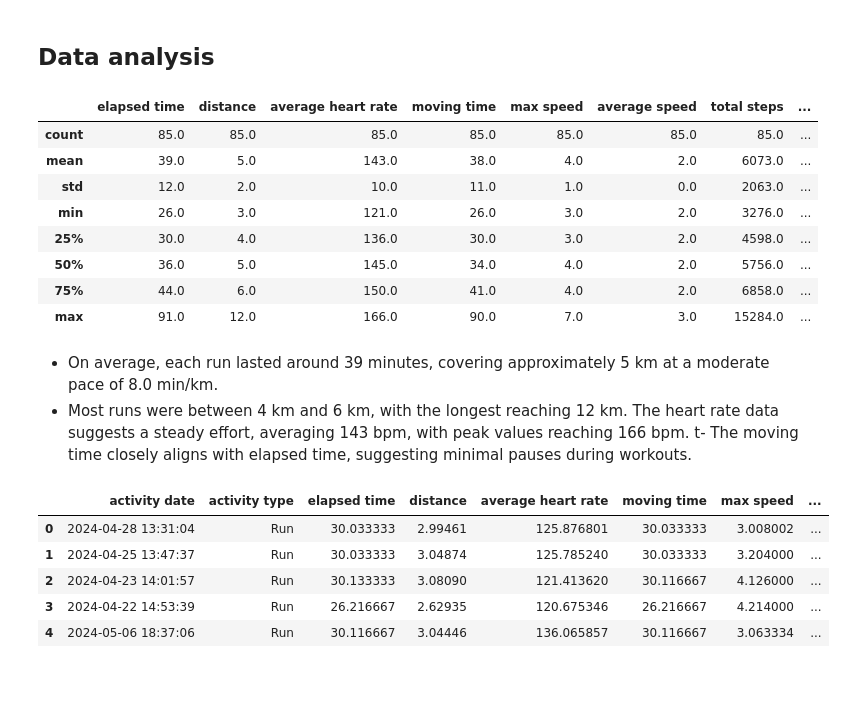
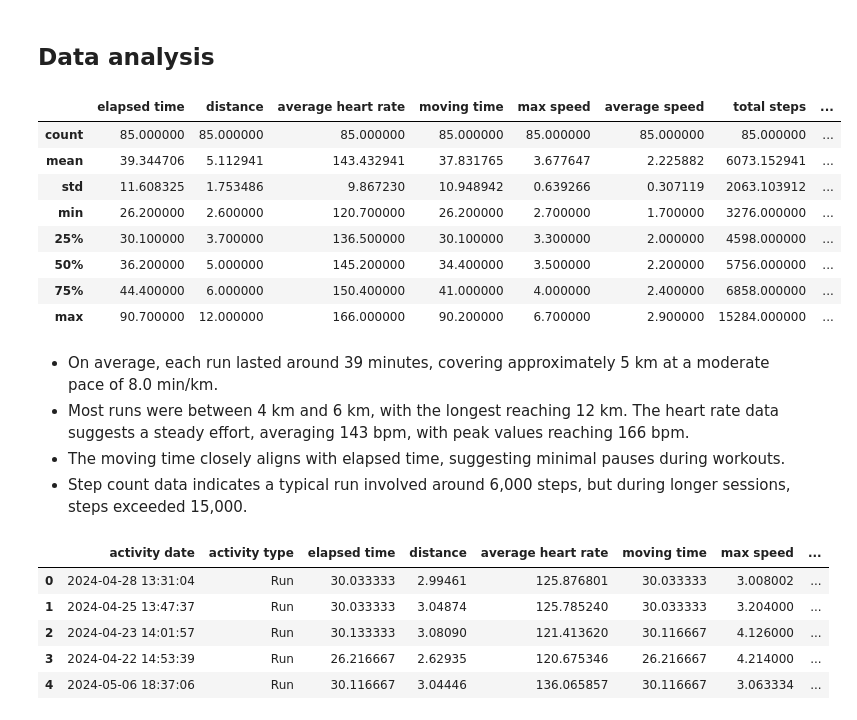
Before and after one commit to borowskamar/PortfolioProjects, a Jupyter notebook: Strava.ipynb, the cells around one changed output. Cells and saved outputs as stored; diff of their text form; code cells hidden in the pictures; blank space fills up the shorter version.

```diff
--- a/Strava.ipynb
+++ b/Strava.ipynb
@@ -205,22 +199,25 @@ runs
 | 148 | 2025-02-21 06:49:56 | Run | 43.000000 | 6.46230 | 155.454590 | 40.000000 | 4.000000 | ... |
 | 151 | 2025-02-23 12:38:43 | Run | 90.716667 | 12.00870 | 142.569366 | 90.183333 | 4.060000 | ... |
 85 rows × 14 columns
+# %%
+runs = runs.round(1)
 # %% [markdown]
 ## Data analysis
 # %%
-runs.describe().round()
+runs.describe()
 # %% [output]
 |  | elapsed time | distance | average heart rate | moving time | max speed | average speed | total steps | ... |
-| count | 85.0 | 85.0 | 85.0 | 85.0 | 85.0 | 85.0 | 85.0 | ... |
-| mean | 39.0 | 5.0 | 143.0 | 38.0 | 4.0 | 2.0 | 6073.0 | ... |
-| std | 12.0 | 2.0 | 10.0 | 11.0 | 1.0 | 0.0 | 2063.0 | ... |
-| min | 26.0 | 3.0 | 121.0 | 26.0 | 3.0 | 2.0 | 3276.0 | ... |
-| 25% | 30.0 | 4.0 | 136.0 | 30.0 | 3.0 | 2.0 | 4598.0 | ... |
-| 50% | 36.0 | 5.0 | 145.0 | 34.0 | 4.0 | 2.0 | 5756.0 | ... |
-| 75% | 44.0 | 6.0 | 150.0 | 41.0 | 4.0 | 2.0 | 6858.0 | ... |
-| max | 91.0 | 12.0 | 166.0 | 90.0 | 7.0 | 3.0 | 15284.0 | ... |
+| count | 85.000000 | 85.000000 | 85.000000 | 85.000000 | 85.000000 | 85.000000 | 85.000000 | ... |
+| mean | 39.344706 | 5.112941 | 143.432941 | 37.831765 | 3.677647 | 2.225882 | 6073.152941 | ... |
+| std | 11.608325 | 1.753486 | 9.867230 | 10.948942 | 0.639266 | 0.307119 | 2063.103912 | ... |
+| min | 26.200000 | 2.600000 | 120.700000 | 26.200000 | 2.700000 | 1.700000 | 3276.000000 | ... |
+| 25% | 30.100000 | 3.700000 | 136.500000 | 30.100000 | 3.300000 | 2.000000 | 4598.000000 | ... |
+| 50% | 36.200000 | 5.000000 | 145.200000 | 34.400000 | 3.500000 | 2.200000 | 5756.000000 | ... |
+| 75% | 44.400000 | 6.000000 | 150.400000 | 41.000000 | 4.000000 | 2.400000 | 6858.000000 | ... |
+| max | 90.700000 | 12.000000 | 166.000000 | 90.200000 | 6.700000 | 2.900000 | 15284.000000 | ... |
 # %% [markdown]
 - On average, each run lasted around 39 minutes, covering approximately 5 km at a moderate pace of 8.0 min/km.
 - Most runs were between 4 km and 6 km, with the longest reaching 12 km. The heart rate data suggests a steady effort, averaging 143 bpm, with peak values reaching 166 bpm.
-t- The moving time closely aligns with elapsed time, suggesting minimal pauses during workouts.
+- The moving time closely aligns with elapsed time, suggesting minimal pauses during workouts.
+- Step count data indicates a typical run involved around 6,000 steps, but during longer sessions, steps exceeded 15,000.
 # %%
```
Also changed, not shown: parts of 2 cells of this notebook.
